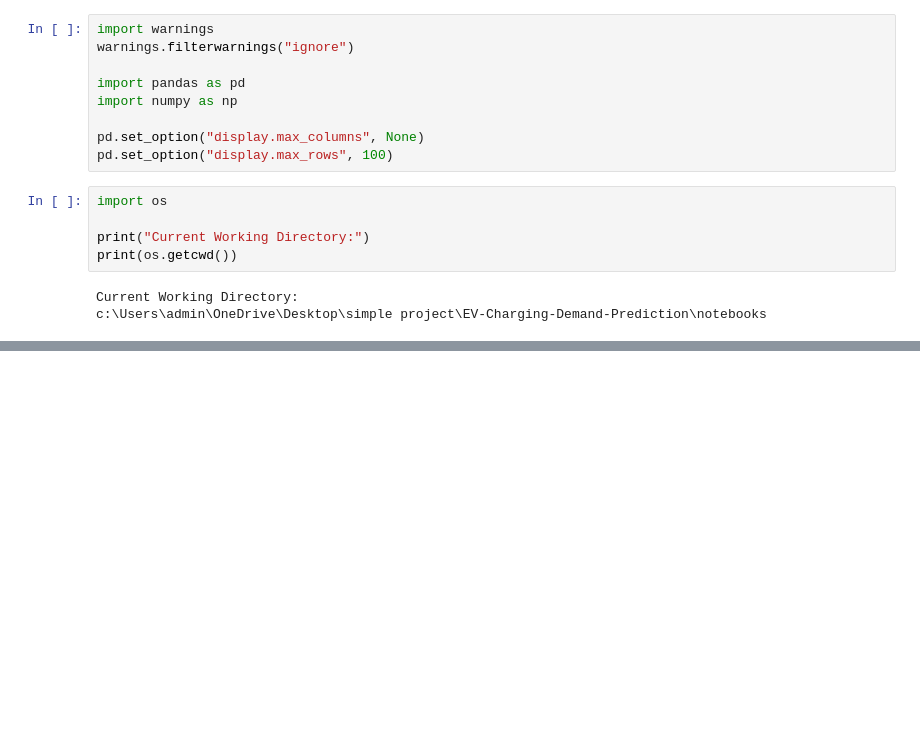
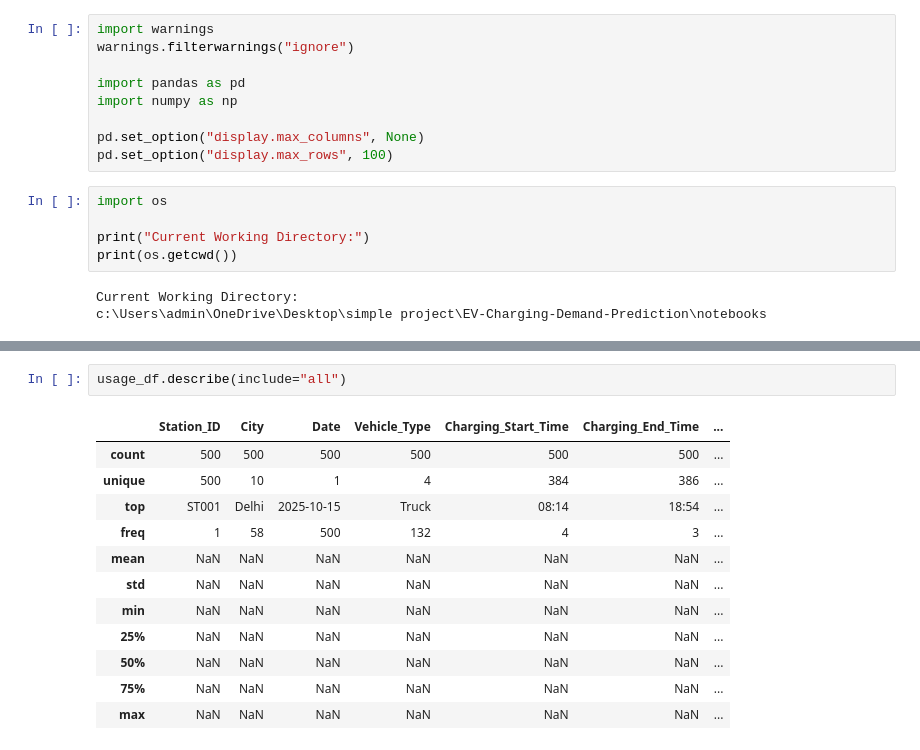
Before and after one commit to yogeshwartribhuvan2972-max/EV-Charging-Demand-Prediction, a Jupyter notebook: notebooks/01_Data_Loading.ipynb, the cells around one changed output, grey strips where cells are left out. Saved outputs shown, nothing was run; the diff lists cells and outputs as text; blank space fills up the shorter version.

```diff
--- a/notebooks/01_Data_Loading.ipynb
+++ b/notebooks/01_Data_Loading.ipynb
@@ -37,0 +202,15 @@ FileNotFoundError: [Errno 2] No such file or directory: '../data/raw/ev_charging
+# %%
+usage_df.describe(include="all")
+# %% [output]
+|  | Station_ID | City | Date | Vehicle_Type | Charging_Start_Time | Charging_End_Time | ... |
+| count | 500 | 500 | 500 | 500 | 500 | 500 | ... |
+| unique | 500 | 10 | 1 | 4 | 384 | 386 | ... |
+| top | ST001 | Delhi | 2025-10-15 | Truck | 08:14 | 18:54 | ... |
+| freq | 1 | 58 | 500 | 132 | 4 | 3 | ... |
+| mean | NaN | NaN | NaN | NaN | NaN | NaN | ... |
+| std | NaN | NaN | NaN | NaN | NaN | NaN | ... |
+| min | NaN | NaN | NaN | NaN | NaN | NaN | ... |
+| 25% | NaN | NaN | NaN | NaN | NaN | NaN | ... |
+| 50% | NaN | NaN | NaN | NaN | NaN | NaN | ... |
+| 75% | NaN | NaN | NaN | NaN | NaN | NaN | ... |
+| max | NaN | NaN | NaN | NaN | NaN | NaN | ... |
```
Also changed, not shown: parts of 20 cells of this notebook.
